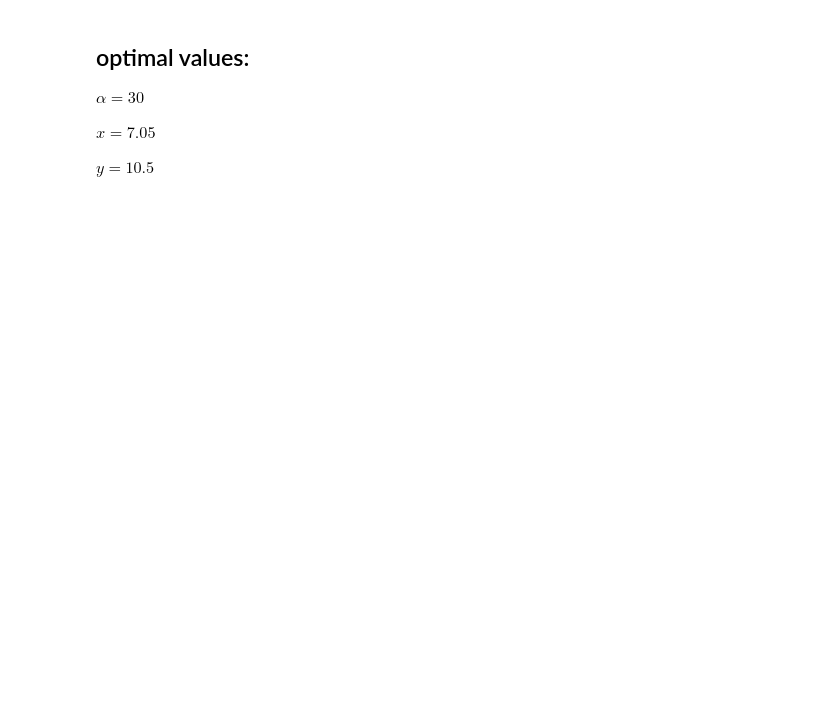
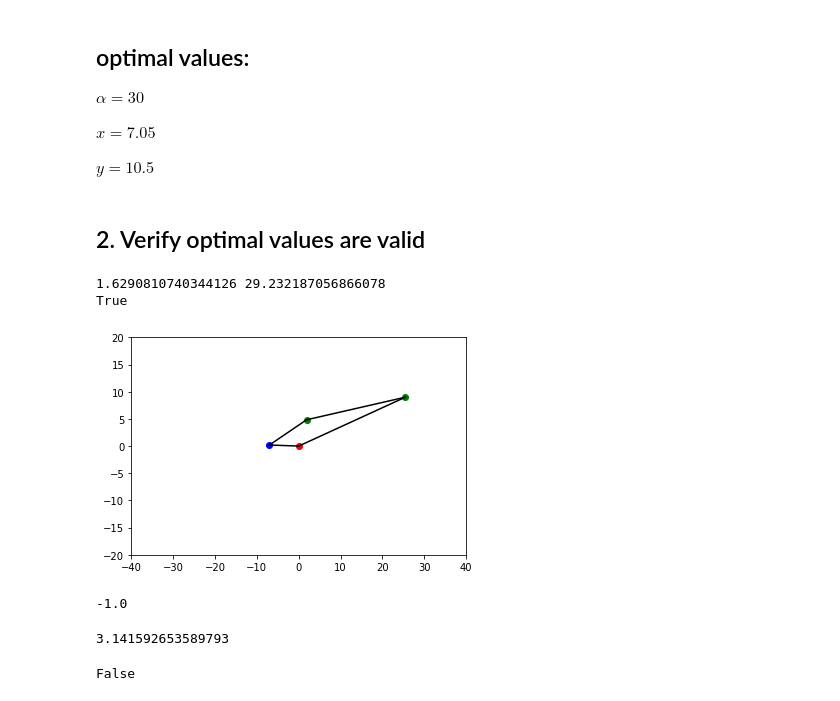
Before and after one commit to Dashadower/SW_IED, a Jupyter notebook: optimal_arm_length.ipynb, the cells around one changed output. Cells and saved outputs as stored; diff of their text form; code cells hidden in the pictures; blank space fills up the shorter version.

```diff
--- a/optimal_arm_length.ipynb
+++ b/optimal_arm_length.ipynb
@@ -191,3 +221,57 @@ $\alpha = 30$
 $x = 7.05$
 
 $y = 10.5$
+# %% [markdown]
+## 2. Verify optimal values are valid
+# %%
+alpha = 24
+x = 7
+y = 10
+#4.157895	14.000000	35.555556
+# %%
+
+def plot_2_points(a, b, ax):
+    xvals = [a[0], b[0]]
+    yvals = [a[1], b[1]]
+    ax.plot(xvals, yvals, "k-")
+def plot_angles(P, alpha, x, y, theta_1):
+    ax = plt.gca()
+    ax.set_xlim([-40, 40])
+    ax.set_ylim([-20, 20])
+    origin = np.array([0, 0])
+    ax.plot(*origin, "ro", label="O")
+    ax.plot(*P, "go", label="O")
+    plot_2_points(origin, P, ax)
+    R = P + np.array([alpha * np.cos(np.radians(180) - theta_1), alpha * np.sin(np.radians(180) - theta_1)])
+    ax.plot(*R, "go", label="O")
+
+    plot_2_points(P, R, ax)
+
+    theta2, oqr = calculate_angles(P, alpha, x, y, theta_1)
+    print(np.rad2deg(theta2), np.rad2deg(oqr))
+
+    Q = origin + np.array([x * np.cos(-theta2 - np.pi), x * np.sin(- theta2 - np.pi)])
+    ax.plot(*Q, "bo", label="O")
+    plot_2_points(origin, Q, ax)
+
+    plot_2_points(Q, R, ax)
+    print(norm(Q - R) - y < 1e-10)
+
+plot_angles(P, alpha, x, y, np.pi * -10/180)
+# %% [output]
+1.6290810740344126 29.232187056866078
+True
+[figure, added]
+# %%
+np.cos(np.pi)
+# %% [output]
+-1.0
+# %%
+np.deg2rad(180)
+# %% [output]
+3.141592653589793
+# %%
+import math
+math.pi == np.pi
+# %% [output]
+False
```
Also changed, not shown: parts of 7 cells of this notebook.
